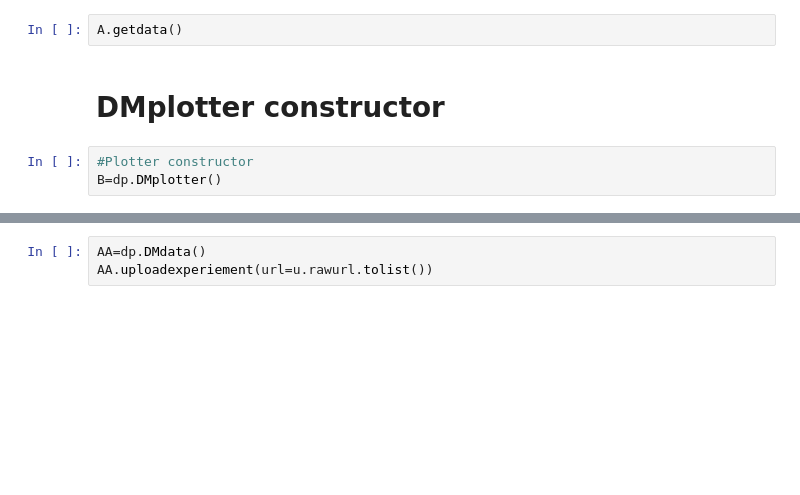
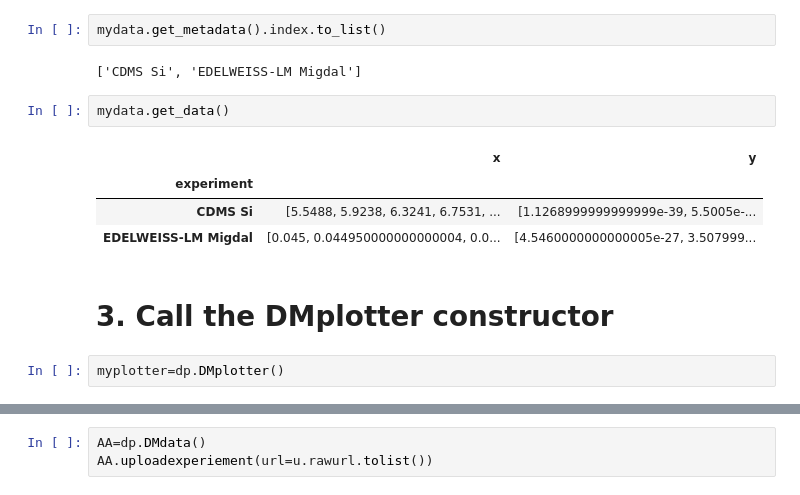
Before and after one commit to odadoun/DarkPlotter, a Jupyter notebook: GDRDuphy-talk2022.ipynb, the cells around one changed output, grey strips where cells are left out. Cells and saved outputs as stored; diff of their text form; blank space fills up the shorter version.

```diff
--- a/GDRDuphy-talk2022.ipynb
+++ b/GDRDuphy-talk2022.ipynb
@@ -168,7 +148,15 @@ A.getmetadata()
 # %%
-A.getdata()
+mydata.get_metadata().index.to_list()
+# %% [output]
+['CDMS Si', 'EDELWEISS-LM Migdal']
+# %%
+mydata.get_data()
+# %% [output]
+|  | x | y |
+| experiment |  |  |
+| CDMS Si | [5.5488, 5.9238, 6.3241, 6.7531, ... | [1.1268999999999999e-39, 5.5005e-... |
+| EDELWEISS-LM Migdal | [0.045, 0.044950000000000004, 0.0... | [4.5460000000000005e-27, 3.507999... |
 # %% [markdown]
-# DMplotter constructor
+# 3. Call the DMplotter constructor
 # %%
-#Plotter constructor
-B=dp.DMplotter()
+myplotter=dp.DMplotter()
```
Also changed, not shown: parts of 32 cells of this notebook.
